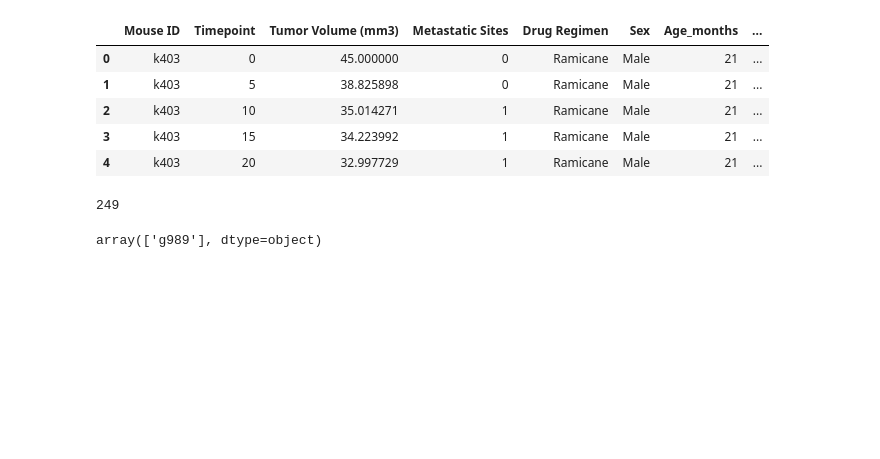
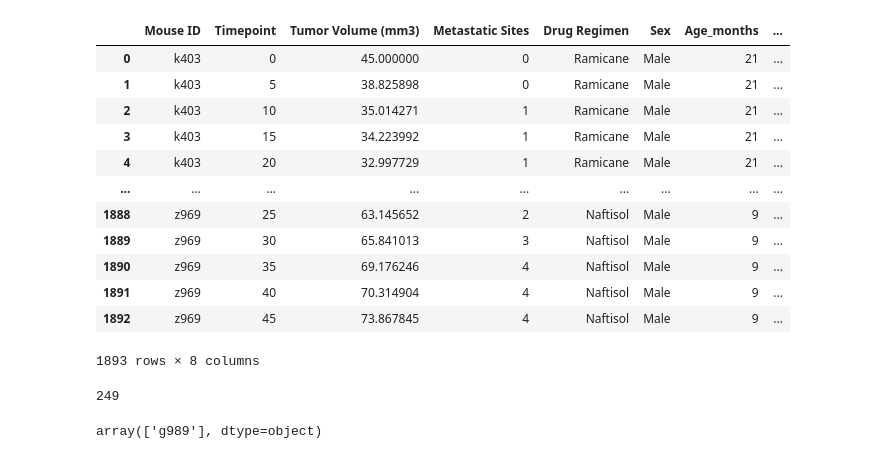
Before and after one commit to nealp1910/HW05-Matplotlib, a Jupyter notebook: Pymaceuticals/pymaceuticals_starter_guided.ipynb, the cells around one changed output. Saved outputs shown, nothing was run; the diff lists cells and outputs as text; code cells hidden in the pictures; blank space fills up the shorter version.

```diff
--- a/Pymaceuticals/pymaceuticals_starter_guided.ipynb
+++ b/Pymaceuticals/pymaceuticals_starter_guided.ipynb
@@ -10,34 +8,41 @@
 # %%
 # Dependencies and Setup
 import matplotlib.pyplot as plt
 import pandas as pd
 import scipy.stats as st
 import numpy as np
 from scipy.stats import linregress
 
 # Study data files
 mouse_metadata_path = "data/Mouse_metadata.csv"
 study_results_path = "data/Study_results.csv"
 
 # Read the mouse data and the study results
 mouse_metadata = pd.read_csv(mouse_metadata_path)
 study_results = pd.read_csv(study_results_path)
 
 # Combine the data into a single dataset
 combined_dataset = pd.merge(mouse_metadata, study_results, on = 'Mouse ID')
 
 # Re-arraged the columns in the dataframe
 combined_dataset = combined_dataset.reindex(columns = ['Mouse ID', 'Timepoint', 'Tumor Volume (mm3)', 'Metastatic Sites',
                                                       'Drug Regimen', 'Sex', 'Age_months', 'Weight (g)'])
 # Display the data table for preview
-combined_dataset.head()
+combined_dataset
 # %% [output]
 |  | Mouse ID | Timepoint | Tumor Volume (mm3) | Metastatic Sites | Drug Regimen | Sex | Age_months | ... |
 | 0 | k403 | 0 | 45.000000 | 0 | Ramicane | Male | 21 | ... |
 | 1 | k403 | 5 | 38.825898 | 0 | Ramicane | Male | 21 | ... |
 | 2 | k403 | 10 | 35.014271 | 1 | Ramicane | Male | 21 | ... |
 | 3 | k403 | 15 | 34.223992 | 1 | Ramicane | Male | 21 | ... |
 | 4 | k403 | 20 | 32.997729 | 1 | Ramicane | Male | 21 | ... |
+| ... | ... | ... | ... | ... | ... | ... | ... | ... |
+| 1888 | z969 | 25 | 63.145652 | 2 | Naftisol | Male | 9 | ... |
+| 1889 | z969 | 30 | 65.841013 | 3 | Naftisol | Male | 9 | ... |
+| 1890 | z969 | 35 | 69.176246 | 4 | Naftisol | Male | 9 | ... |
+| 1891 | z969 | 40 | 70.314904 | 4 | Naftisol | Male | 9 | ... |
+| 1892 | z969 | 45 | 73.867845 | 4 | Naftisol | Male | 9 | ... |
+1893 rows × 8 columns
 # %%
 # Checking the number of mice.
 number_of_mice = combined_dataset['Mouse ID'].nunique()
```
Also changed, not shown: parts of 2 cells of this notebook.
